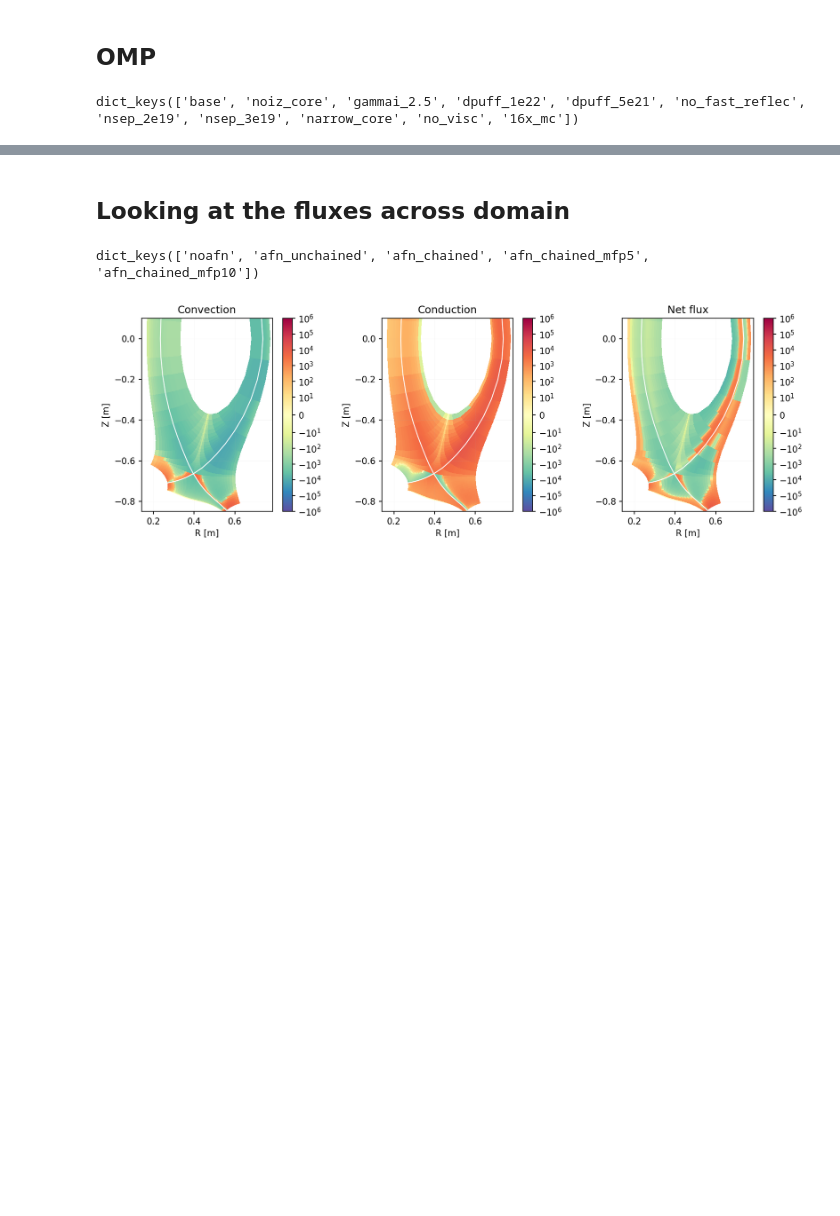
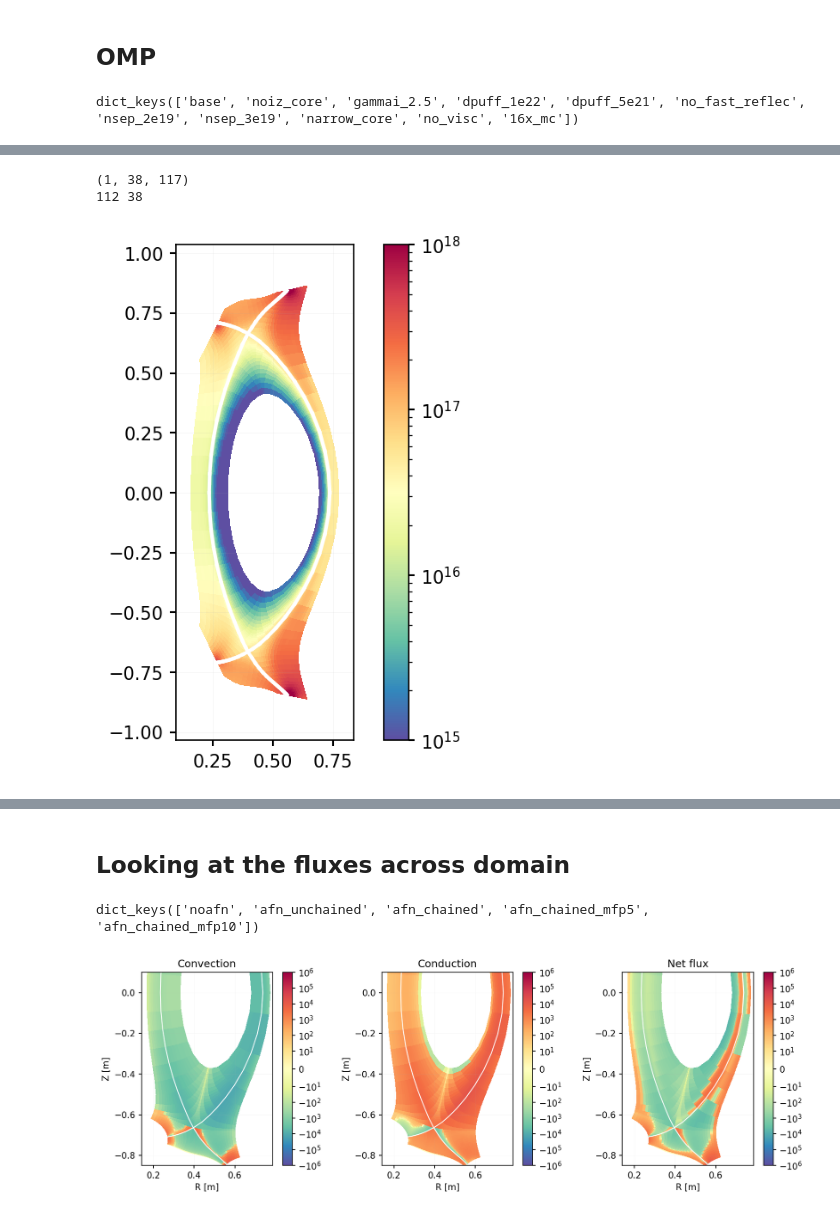
Before and after one commit to mikekryjak/notebooks, a Jupyter notebook: hermes3-solps-soledge/postprocessing/2023-09-28_AFN_chained_performance.ipynb, the cells around one changed output, grey strips where cells are left out. Saved outputs shown, nothing was run; the diff lists cells and outputs as text; code cells hidden in the pictures; blank space fills up the shorter version.

```diff
--- a/hermes3-solps-soledge/postprocessing/2023-09-28_AFN_chained_performance.ipynb
+++ b/hermes3-solps-soledge/postprocessing/2023-09-28_AFN_chained_performance.ipynb
@@ -260,0 +290,6 @@ afn_chained_mfp10
+# %%
+spc.plot_2d("dab2", vmin = 1e15, vmax = 1e18, logscale = True)
+# %% [output]
+(1, 38, 117)
+112 38
+[figure, added]
```
Also changed, not shown: parts of 45 cells of this notebook, 22 other files.
